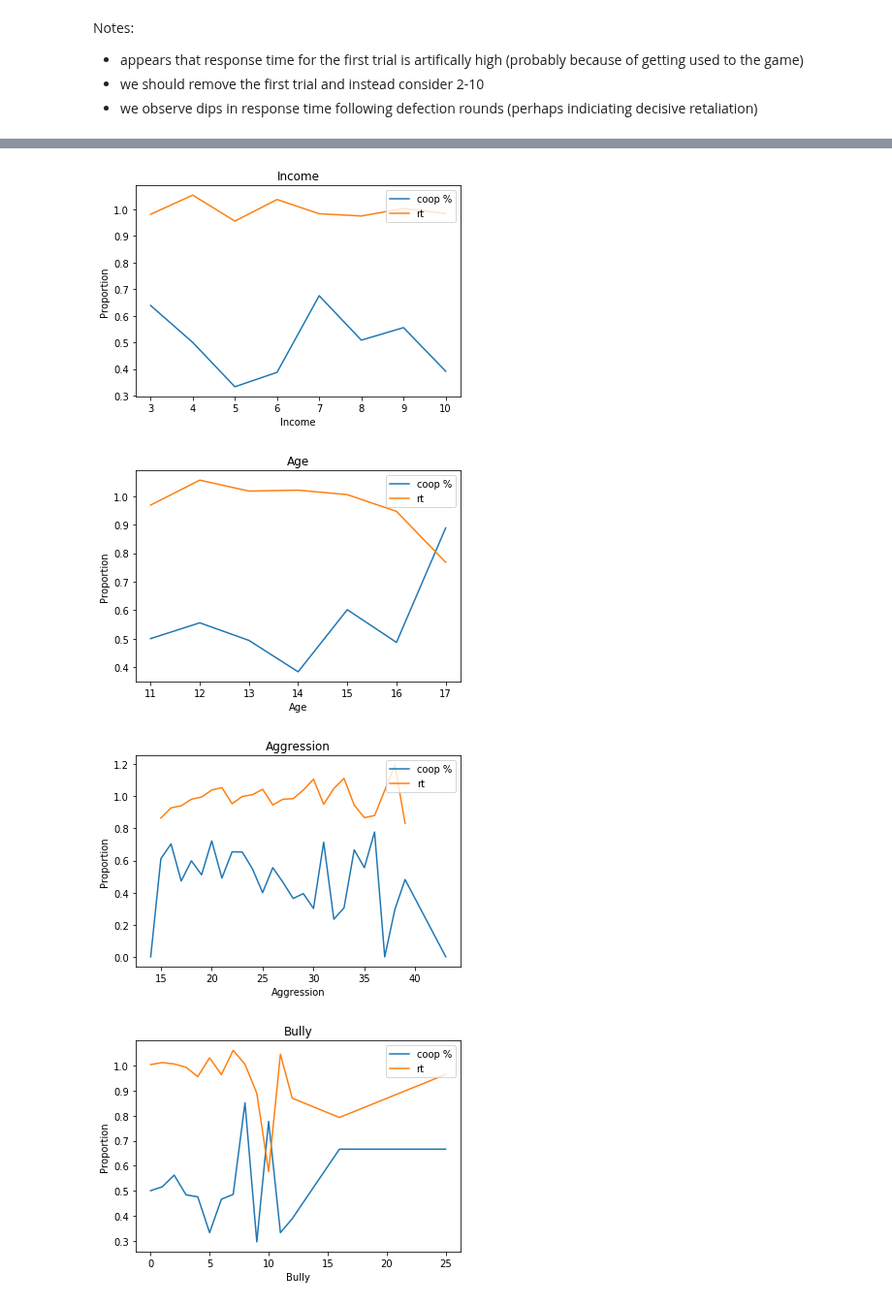
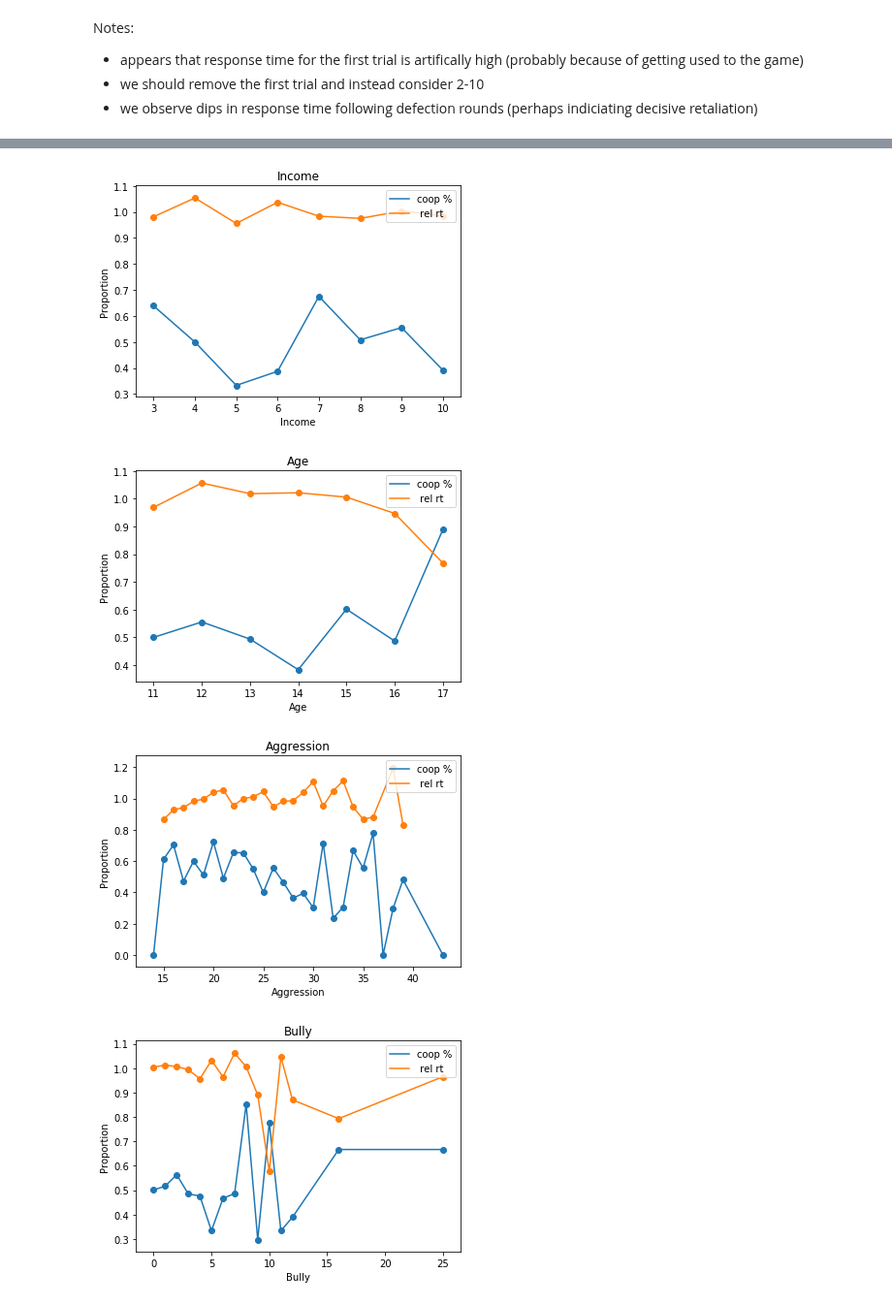
Before and after one commit to BU-Spark/CS506Spring2021Repository, a Jupyter notebook: Drift Diffusion Models of children's interactions in a Repeated Prisoner's Dilemma Game - Team 2/analysis/Cooperative-Partner.ipynb, the cells around one changed output, grey strips where cells are left out. Shown at 97% size. Saved outputs shown, nothing was run; the diff lists cells and outputs as text; code cells hidden in the pictures.

```diff
--- a/Drift Diffusion Models of children's interactions in a Repeated Prisoner's Dilemma Game - Team 2/analysis/Cooperative-Partner.ipynb
+++ b/Drift Diffusion Models of children's interactions in a Repeated Prisoner's Dilemma Game - Team 2/analysis/Cooperative-Partner.ipynb
@@ -151,7 +151,9 @@ def plotAvgs(col, xlabel, ylabel, title):
     rt_x, rt_y = zip(*rt_agg_avgs)
 
     plt.plot(coop_x, coop_y, label = "coop %")
-    plt.plot(rt_x, rt_y, label = "rt")
+    plt.scatter(coop_x, coop_y)
+    plt.plot(rt_x, rt_y, label = " rel rt")
+    plt.scatter(rt_x, rt_y)
     plt.legend(loc="upper right")
     plt.xlabel(xlabel)
     plt.ylabel(ylabel)
@@ -171,4 +173,4 @@ plotAvgs('P-SDQ_Procosial', 'ProSocial', 'Proportion', 'ProSocial')
-[figure, old version]
+[figure, new version]
-[figure, old version]
+[figure, new version]
-[figure, old version]
+[figure, new version]
-[figure, old version]
+[figure, new version]
```
Also changed, not shown: parts of 9 cells of this notebook.
